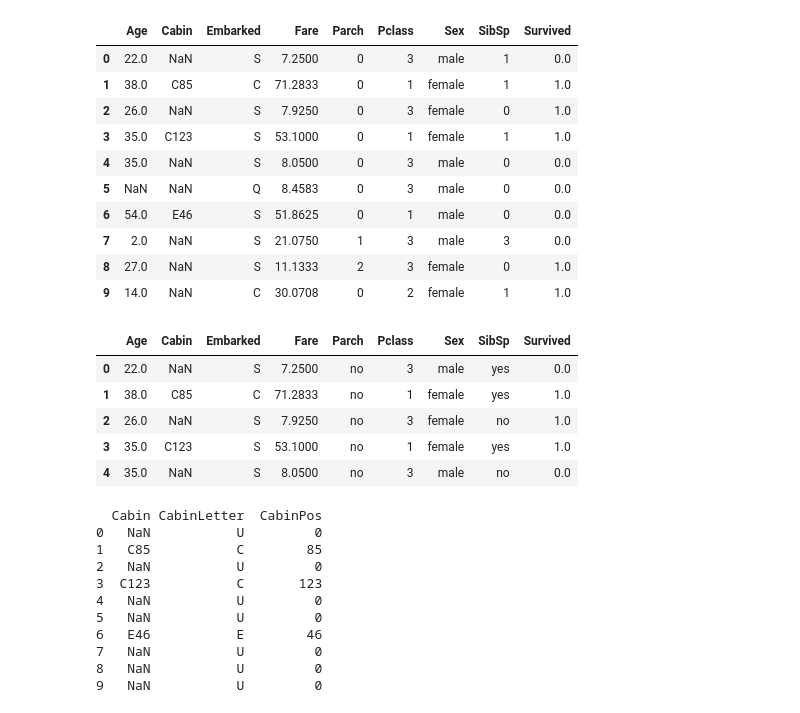
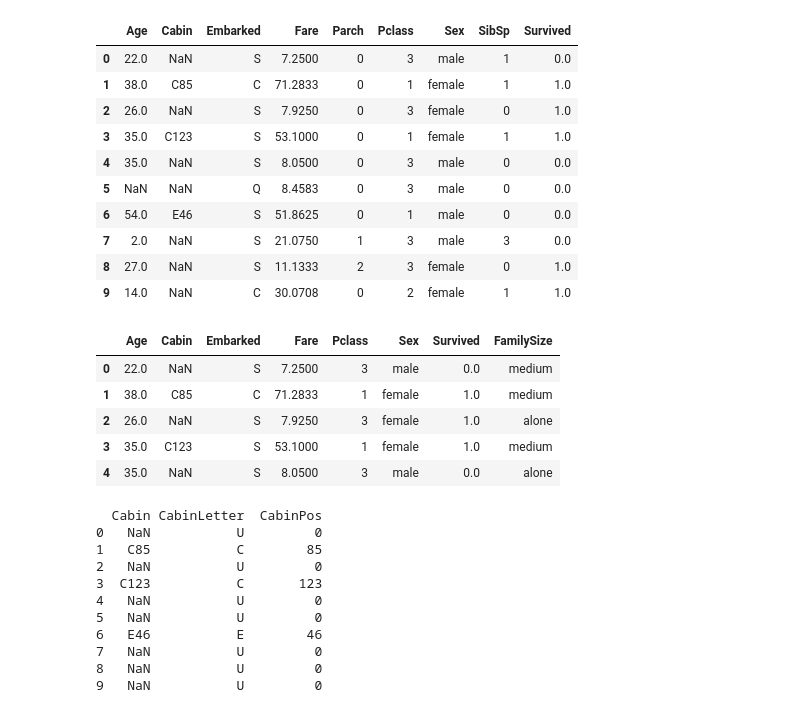
Before and after one commit to samuxiii/prototypes, a Jupyter notebook: notebooks/titanic/Titanic Survival.ipynb, the cells around one changed output. Saved outputs shown, nothing was run; the diff lists cells and outputs as text; code cells hidden in the pictures.

```diff
--- a/notebooks/titanic/Titanic Survival.ipynb
+++ b/notebooks/titanic/Titanic Survival.ipynb
@@ -118,21 +118,28 @@ data.head(10)
 | 7 | 2.0 | NaN | S | 21.0750 | 1 | 3 | male | 3 | 0.0 |
 | 8 | 27.0 | NaN | S | 11.1333 | 2 | 3 | female | 0 | 1.0 |
 | 9 | 14.0 | NaN | C | 30.0708 | 0 | 2 | female | 1 | 1.0 |
-# %%
-#New column to know if the passenger has family on board
-def processFamily(df):
-    df['Parch'] = (df['Parch'] > 0).apply(lambda x: 'yes' if x == 1 else 'no')
-    df['SibSp'] = (df['SibSp'] > 0).apply(lambda x: 'yes' if x == 1 else 'no')
-
-processFamily(data)
-data.head()
-# %% [output]
-|  | Age | Cabin | Embarked | Fare | Parch | Pclass | Sex | SibSp | Survived |
-| 0 | 22.0 | NaN | S | 7.2500 | no | 3 | male | yes | 0.0 |
-| 1 | 38.0 | C85 | C | 71.2833 | no | 1 | female | yes | 1.0 |
-| 2 | 26.0 | NaN | S | 7.9250 | no | 3 | female | no | 1.0 |
-| 3 | 35.0 | C123 | S | 53.1000 | no | 1 | female | yes | 1.0 |
-| 4 | 35.0 | NaN | S | 8.0500 | no | 3 | male | no | 0.0 |
+# %%
+#New column to know if the passenger has family on board
+def family(size):
+    size +=1
+    if size == 1:
+        return "alone"
+    elif size < 5:
+        return "medium"
+    else:
+        return "large"
+
+data['FamilySize'] = (data['SibSp']+data['Parch']).apply(family)
+data = data.drop(['SibSp', 'Parch'], axis=1)
+
+data.head()
+# %% [output]
+|  | Age | Cabin | Embarked | Fare | Pclass | Sex | Survived | FamilySize |
+| 0 | 22.0 | NaN | S | 7.2500 | 3 | male | 0.0 | medium |
+| 1 | 38.0 | C85 | C | 71.2833 | 1 | female | 1.0 | medium |
+| 2 | 26.0 | NaN | S | 7.9250 | 3 | female | 1.0 | alone |
+| 3 | 35.0 | C123 | S | 53.1000 | 1 | female | 1.0 | medium |
+| 4 | 35.0 | NaN | S | 8.0500 | 3 | male | 0.0 | alone |
 # %%
 #Get information from Cabin
 def getCabinLetter(cabin):
```
Also changed, not shown: parts of 11 cells of this notebook.
